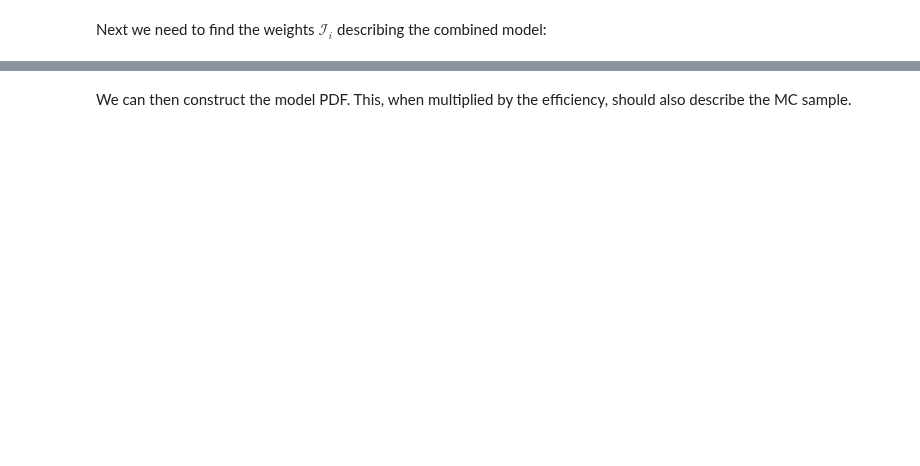
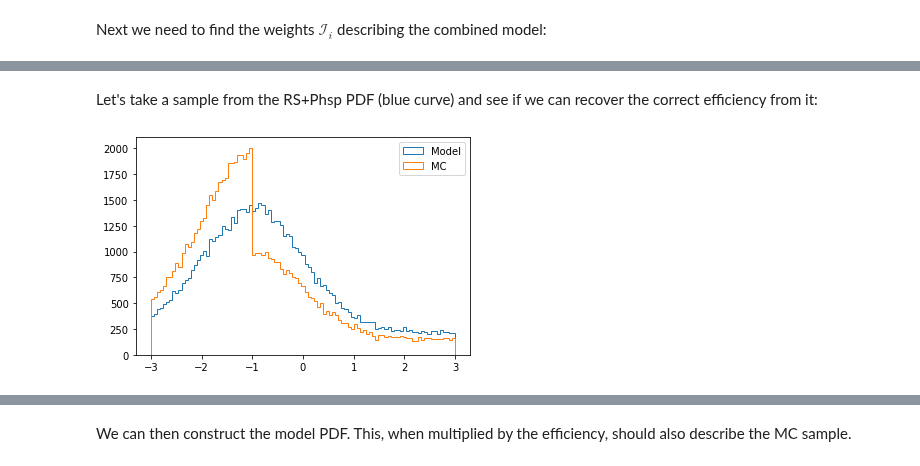
Before and after one commit to richard-lane/addPdfs, a Jupyter notebook: efficiency_toy.ipynb, the cells around one changed output, grey strips where cells are left out. Drawn from its saved outputs; the diff is of its cells as text; code cells hidden in the pictures; blank space fills up the shorter version.

```diff
--- a/efficiency_toy.ipynb
+++ b/efficiency_toy.ipynb
@@ -153,0 +156,12 @@ plt.show()
+# %% [markdown]
+Let's take a sample from the RS+Phsp PDF (blue curve) and see if we can recover the correct efficiency from it:
+# %%
+rs_phsp_sample = sample(N_rs + N_phsp, p_rs_phsp)
+# %%
+combined_rs_phsp = np.concatenate((mc_rs_sample, mc_phsp_sample))
+plt.hist(rs_phsp_sample, **kw, label="Model")
+plt.hist(combined_rs_phsp, **kw, label="MC")
+plt.legend()
+plt.show()
+# %% [output]
+[figure, added]
```
Also changed, not shown: parts of 16 cells of this notebook.
